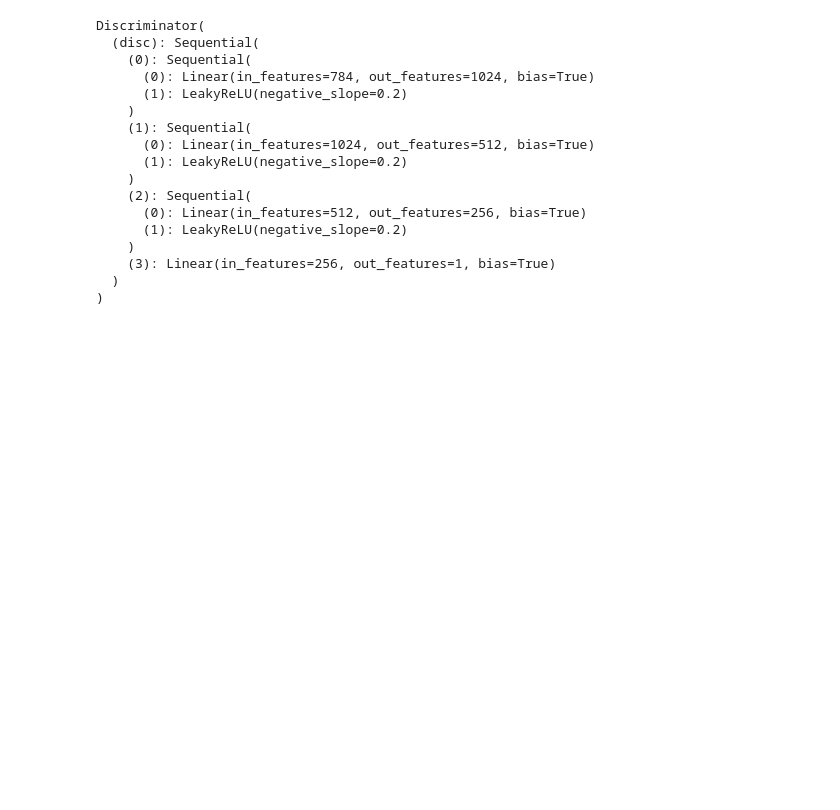
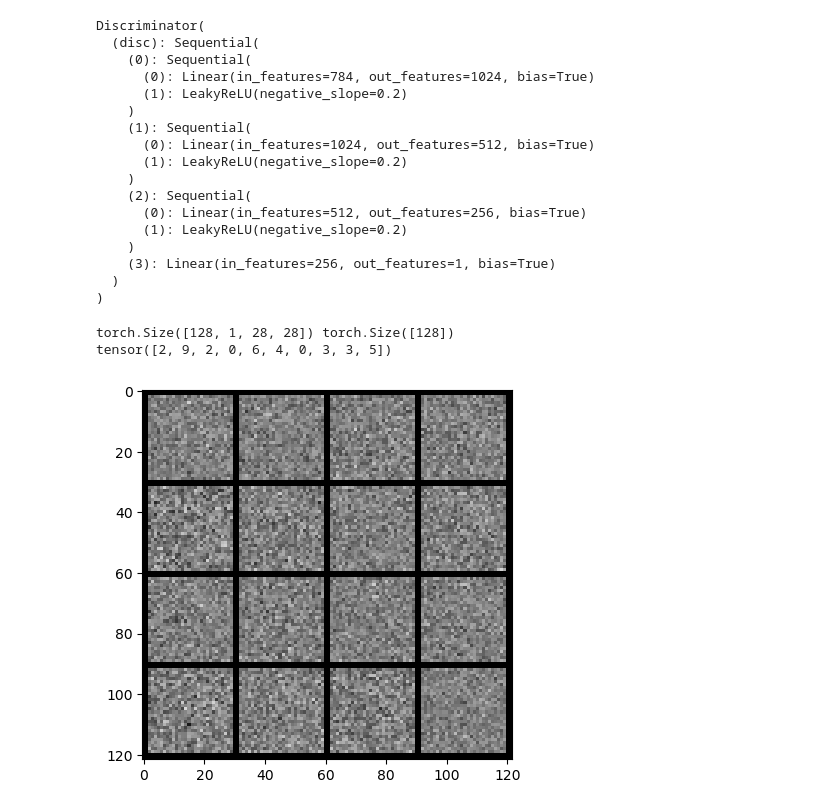
Before and after one commit to cyblogerz/PyTorch-DigitGAN, a Jupyter notebook: notebook.ipynb, the cells around one changed output. Saved outputs shown, nothing was run; the diff lists cells and outputs as text; code cells hidden in the pictures; blank space fills up the shorter version.

```diff
--- a/notebook.ipynb
+++ b/notebook.ipynb
@@ -8,12 +8,13 @@ from torchvision.utils import make_grid
 from tqdm.auto import tqdm
 import matplotlib.pyplot as plt
 # %%
-#Visualiztion function
 
-def show(tensor,ch = 1, size=(28,28),num=16):#ch=1 grayscale , num -> number of images you want to show
-    data=tensor.detach().cpu().view(-1,ch,size) #detach from computational graphs(remove variables and operations performed earlier\
-    #.view -> restructure
-    grid = make_grid(data[:num],nrow=4).permute(1,2,0)#making the channel last dimension h,w,ch
+
+def show(tensor, ch=1, size=(28, 28), num=16):
+    data = tensor.detach().cpu().view(-1, ch, size[0], size[1])  # Detach, move to CPU, and reshape
+    #size[0] and 1 X and y axis
+    grid = make_grid(data[:num], nrow=4)  # Create grid with the correct shape
+    grid = grid.permute(1, 2, 0)  # Permute dimensions for display (h, w, ch)
     plt.imshow(grid)
     plt.show()
 # %%
@@ -127,3 +129,15 @@ Discriminator(
     (3): Linear(in_features=256, out_features=1, bias=True)
   )
 )
+# %%
+X,y = next(iter(dataloader))
+print(X.shape,y.shape)
+print(y[:10])
+
+noise = gen_noise(batches,z_dim)
+fake = gen(noise)
+show(fake)
+# %% [output]
+torch.Size([128, 1, 28, 28]) torch.Size([128])
+tensor([2, 9, 2, 0, 6, 4, 0, 3, 3, 5])
+[figure, added]
```
Also changed, not shown: parts of 2 cells of this notebook.
